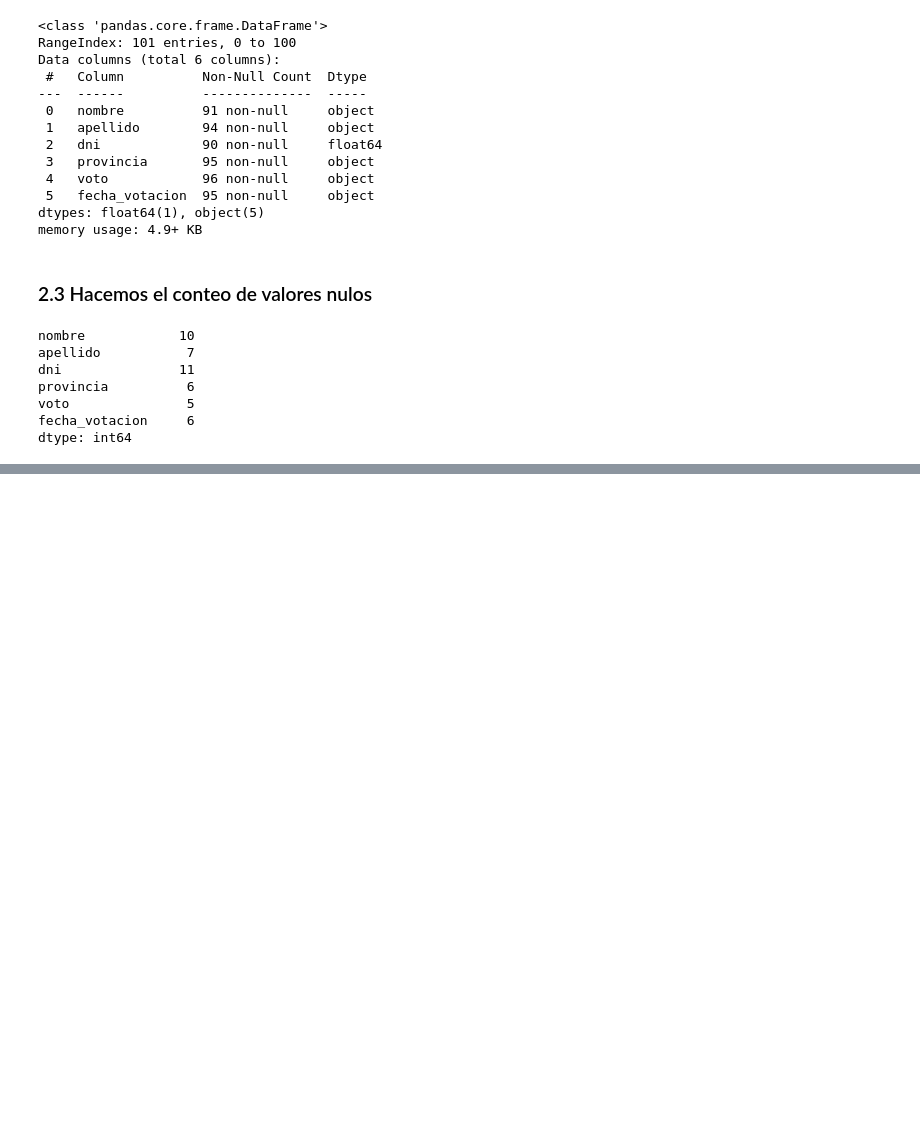
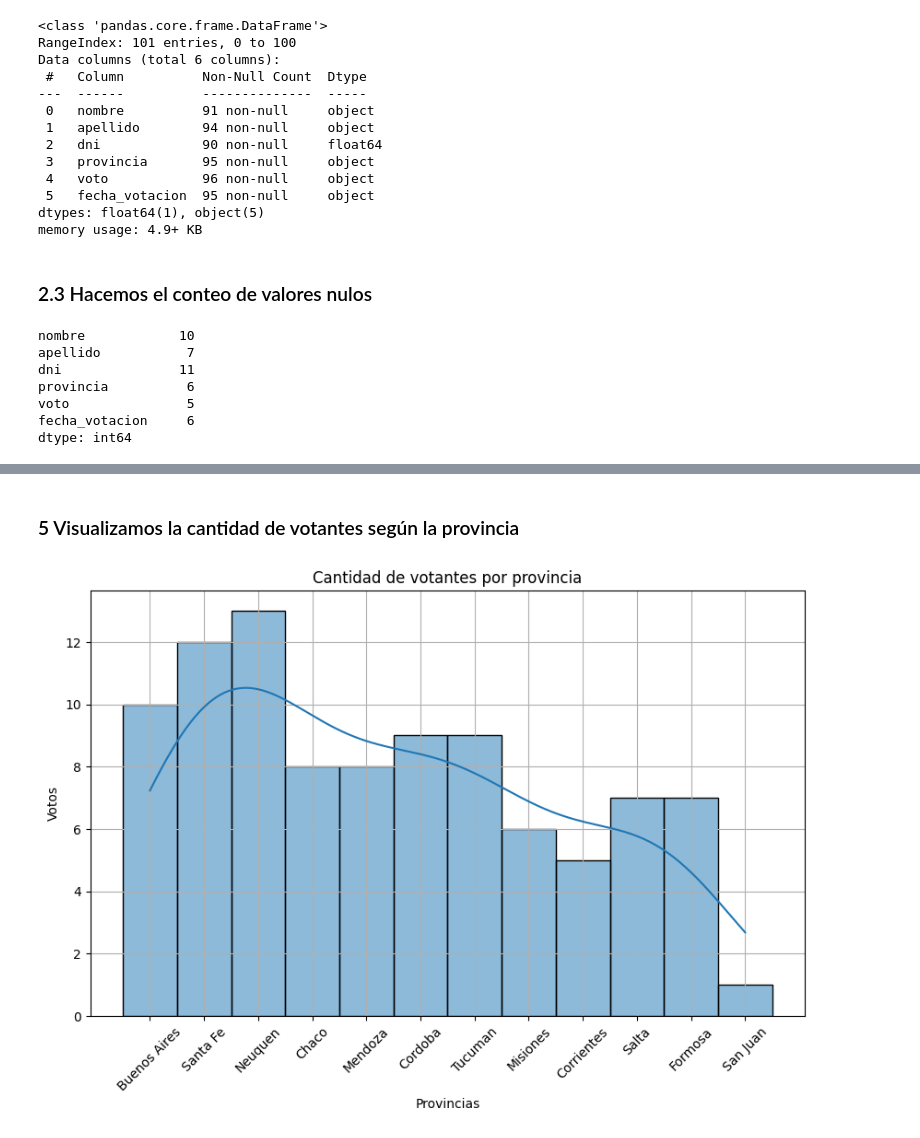
Before and after one commit to CrisDeCrisis/tlp3-parcial1-Cristian-Gonzalez, a Jupyter notebook: main.ipynb, the cells around one changed output, grey strips where cells are left out. Cells and saved outputs as stored; diff of their text form; code cells hidden in the pictures; blank space fills up the shorter version.

Commit message:
feat: :sparkles: Limpieza de datos y visualizacion en grafica

```diff
--- a/main.ipynb
+++ b/main.ipynb
@@ -147,0 +166,6 @@ dtype: int64
+# %%
+df['nombre'] = df['nombre'].str.title()
+
+df['apellido'] = df['apellido'].str.title()
+
+df.head()
@@ -147,0 +181,4 @@ dtype: int64
+# %%
+df['voto'] = df['voto'].str.upper()
+
+df.head(10)
@@ -147,0 +199,6 @@ dtype: int64
+# %%
+df['dni'] = df['dni'].dropna()
+
+# df['dni'] = df['dni'].astype(int)
+
+df.head(10)
@@ -147,0 +219,4 @@ dtype: int64
+# %%
+df['provincia'] = df['provincia'].str.title()
+
+df.head()
@@ -147,0 +254,13 @@ dtype: int64
+# %% [markdown]
+### 5 Visualizamos la cantidad de votantes según la provincia
+# %%
+plt.figure(figsize=(10, 6))
+sns.histplot(data=df['provincia'], bins=60, color='tab:blue', kde=True)
+plt.title('Cantidad de votantes por provincia')
+plt.xticks(rotation=45)
+plt.xlabel('Provincias')
+plt.ylabel('Votos')
+plt.grid(True)
+plt.show()
+# %% [output]
+[figure, added]
```
Also changed, not shown: parts of 15 cells of this notebook.
